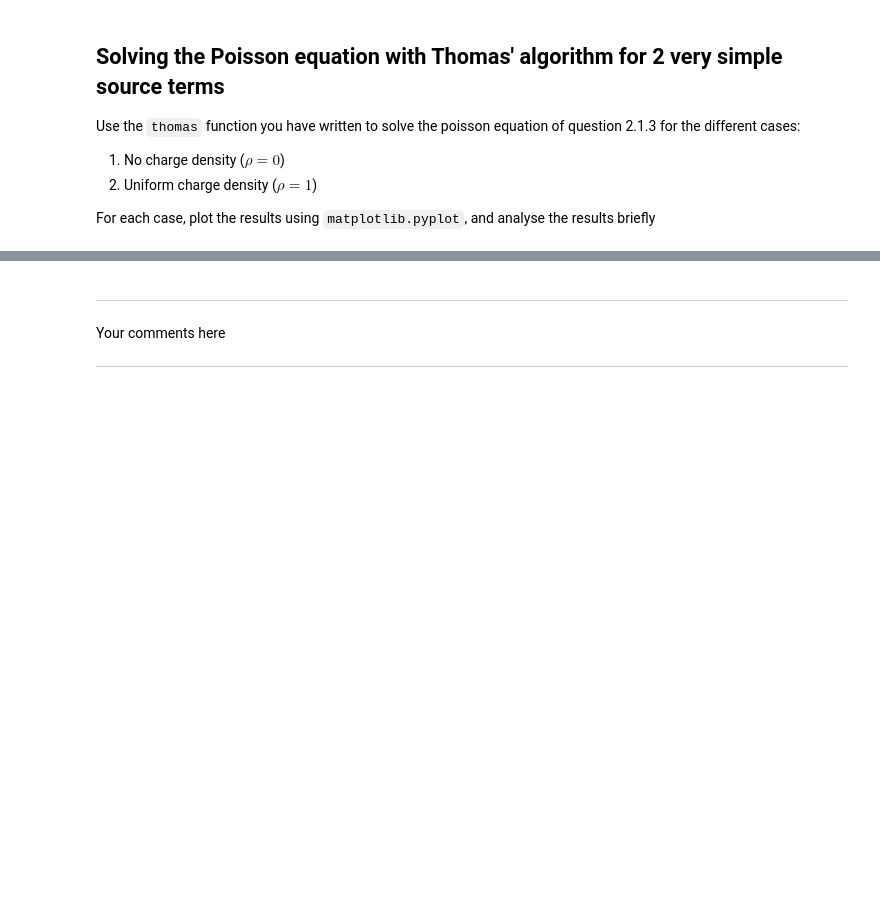
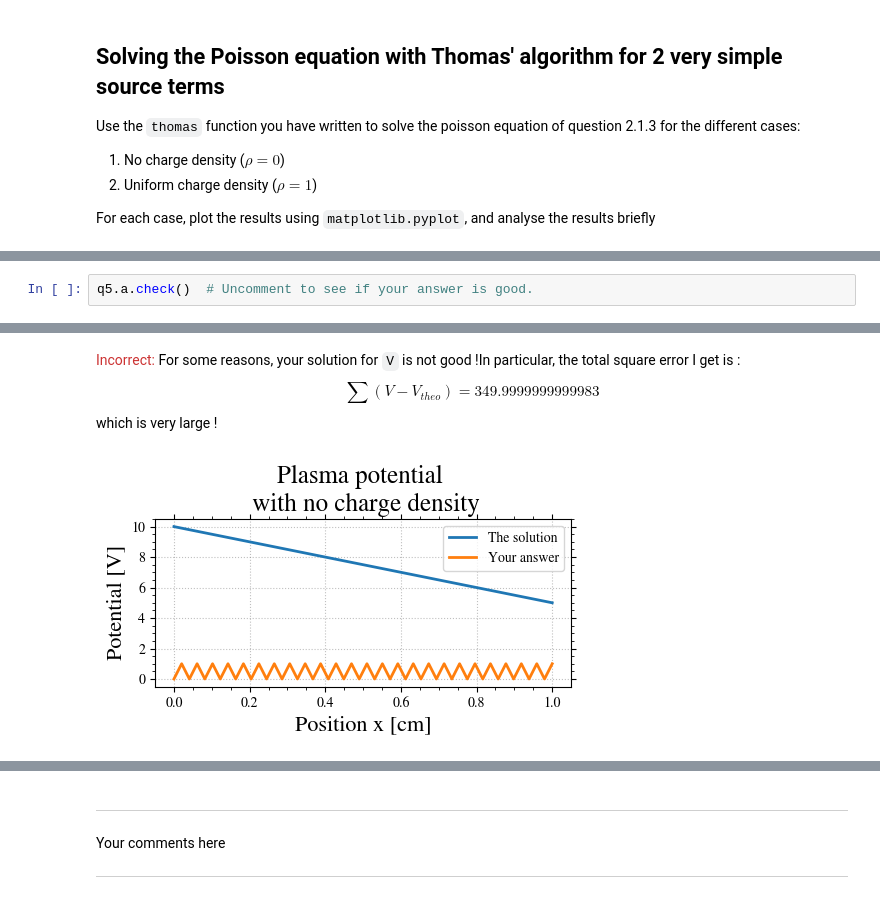
Before and after one commit to antoinetavant/TP_M2, a Jupyter notebook: notebooks/TP1_Poisson_1D.ipynb, the cells around one changed output, grey strips where cells are left out. Cells and saved outputs as stored; diff of their text form; blank space fills up the shorter version.

```diff
--- a/notebooks/TP1_Poisson_1D.ipynb
+++ b/notebooks/TP1_Poisson_1D.ipynb
@@ -146,0 +235,3 @@ Lx = 1   # size of the domain
+# %%
+q5.a.check()  # Uncomment to see if your answer is good.
+# %% [output]
@@ -146,0 +239,2 @@ Lx = 1   # size of the domain
+<span style="color:#cc3333">Incorrect:</span> For some reasons, your solution for `V` is not good !In particular, the total square error I get is : $$\sum (V - V_{theo}) = 349.9999999999983$$which is very large !
+[figure, added]
```
Also changed, not shown: parts of 39 cells of this notebook, 1 other file.
